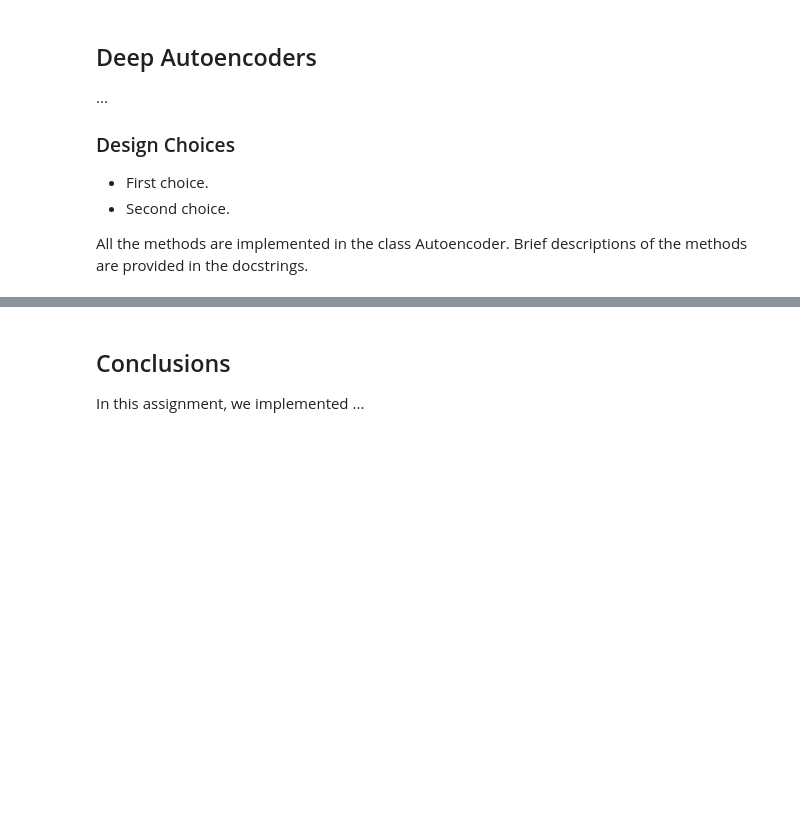
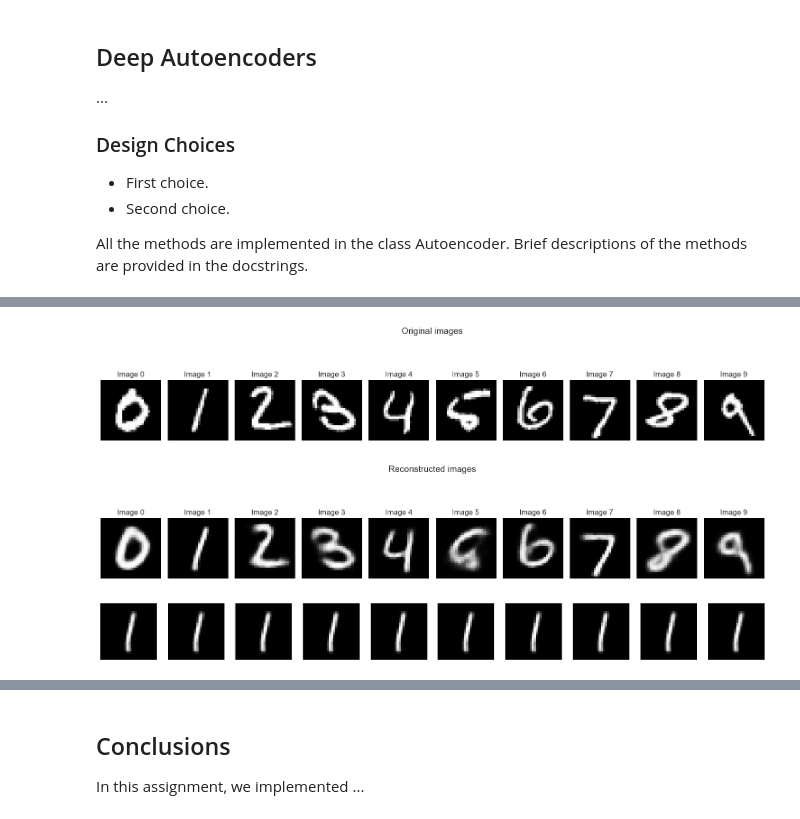
Before and after one commit to FabriDeCastelli/ISPR-23-24, a Jupyter notebook: assignment3/report.ipynb, the cells around one changed output, grey strips where cells are left out. Cells and saved outputs as stored; diff of their text form; code cells hidden in the pictures; blank space fills up the shorter version.

```diff
--- a/assignment3/report.ipynb
+++ b/assignment3/report.ipynb
@@ -287,0 +482,14 @@ denoising_autoencoder.plot_latent_space()
+# %%
+# Plot the original and reconstructed images
+conv_denoising_autoencoder = Autoencoder.load("models/convolutional/denoising_autoencoder", convolutions, deconvolutions)
+zero_to_ten = representative_images(test_images, test_labels)
+zero_to_ten_reconstruction = conv_denoising_autoencoder.predict(zero_to_ten, verbose=0)
+plot_images(zero_to_ten, title="Original images")
+plot_images(zero_to_ten_reconstruction, title="Reconstructed images")
+# %% [output]
+[figure, added]
+[figure, added]
+# %%
+conv_denoising_autoencoder.plot_generations(noise=noise_factor)
+# %% [output]
+[figure, added]
```
Also changed, not shown: parts of 28 cells of this notebook.
